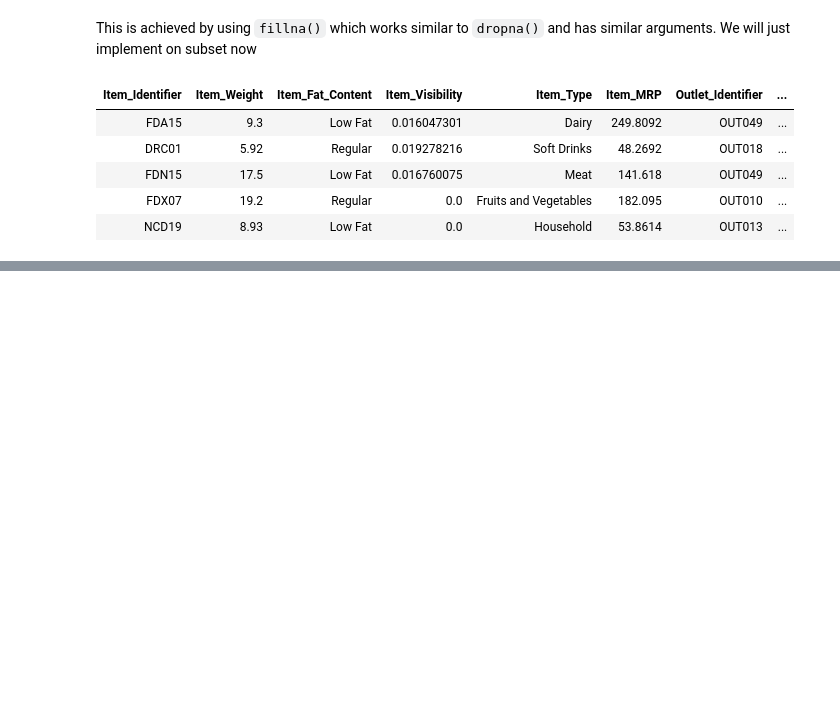
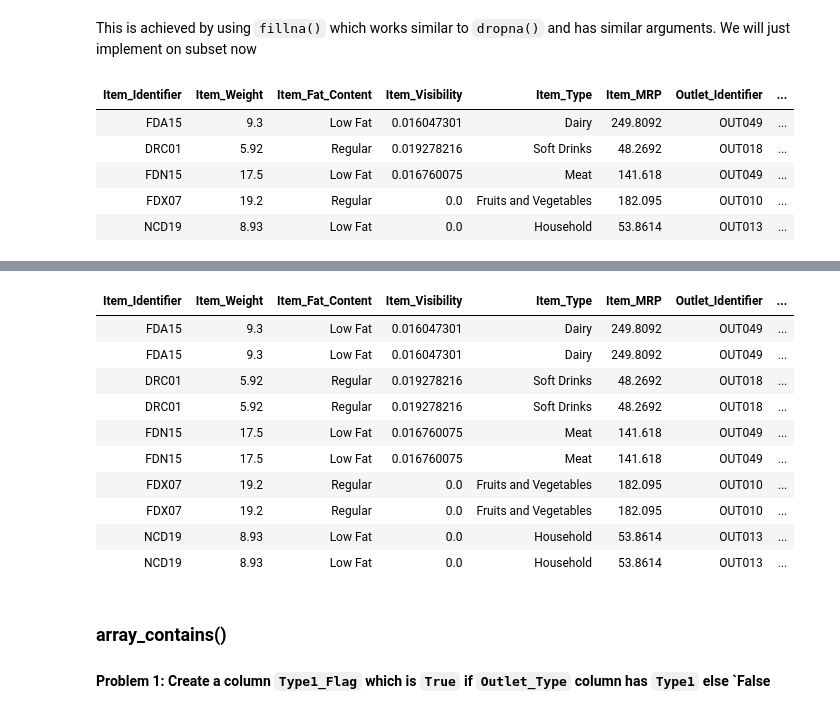
Before and after one commit to SarveshSoni09/everything-data-engineering, a Jupyter notebook: 3_PySpark/04_Intermediate_Transformations.ipynb, the cells around one changed output, grey strips where cells are left out. Saved outputs shown, nothing was run; the diff lists cells and outputs as text; code cells hidden in the pictures; blank space fills up the shorter version.

```diff
--- a/3_PySpark/04_Intermediate_Transformations.ipynb
+++ b/3_PySpark/04_Intermediate_Transformations.ipynb
@@ -308,0 +337,3 @@ df.fillna('NotAvailable', subset=['Outlet_Size']).limit(5).display()
+# %%
+new_df = df.withColumn('Outlet_Type', split('Outlet_Type', ' '))
+new_df.limit(5).display()
@@ -308,0 +347,19 @@ df.fillna('NotAvailable', subset=['Outlet_Size']).limit(5).display()
+# %%
+new_df.withColumn('Outlet_Type', explode('Outlet_Type')).limit(10).display()
+# %% [output]
+| Item_Identifier | Item_Weight | Item_Fat_Content | Item_Visibility | Item_Type | Item_MRP | Outlet_Identifier | ... |
+| FDA15 | 9.3 | Low Fat | 0.016047301 | Dairy | 249.8092 | OUT049 | ... |
+| FDA15 | 9.3 | Low Fat | 0.016047301 | Dairy | 249.8092 | OUT049 | ... |
+| DRC01 | 5.92 | Regular | 0.019278216 | Soft Drinks | 48.2692 | OUT018 | ... |
+| DRC01 | 5.92 | Regular | 0.019278216 | Soft Drinks | 48.2692 | OUT018 | ... |
+| FDN15 | 17.5 | Low Fat | 0.016760075 | Meat | 141.618 | OUT049 | ... |
+| FDN15 | 17.5 | Low Fat | 0.016760075 | Meat | 141.618 | OUT049 | ... |
+| FDX07 | 19.2 | Regular | 0.0 | Fruits and Vegetables | 182.095 | OUT010 | ... |
+| FDX07 | 19.2 | Regular | 0.0 | Fruits and Vegetables | 182.095 | OUT010 | ... |
+| NCD19 | 8.93 | Low Fat | 0.0 | Household | 53.8614 | OUT013 | ... |
+| NCD19 | 8.93 | Low Fat | 0.0 | Household | 53.8614 | OUT013 | ... |
+# %% [markdown]
+
+### array_contains()
+
+#### Problem 1: Create a column `Type1_Flag` which is `True` if `Outlet_Type` column has `Type1` else `False
```
Also changed, not shown: parts of 20 cells of this notebook, 1 other file.
